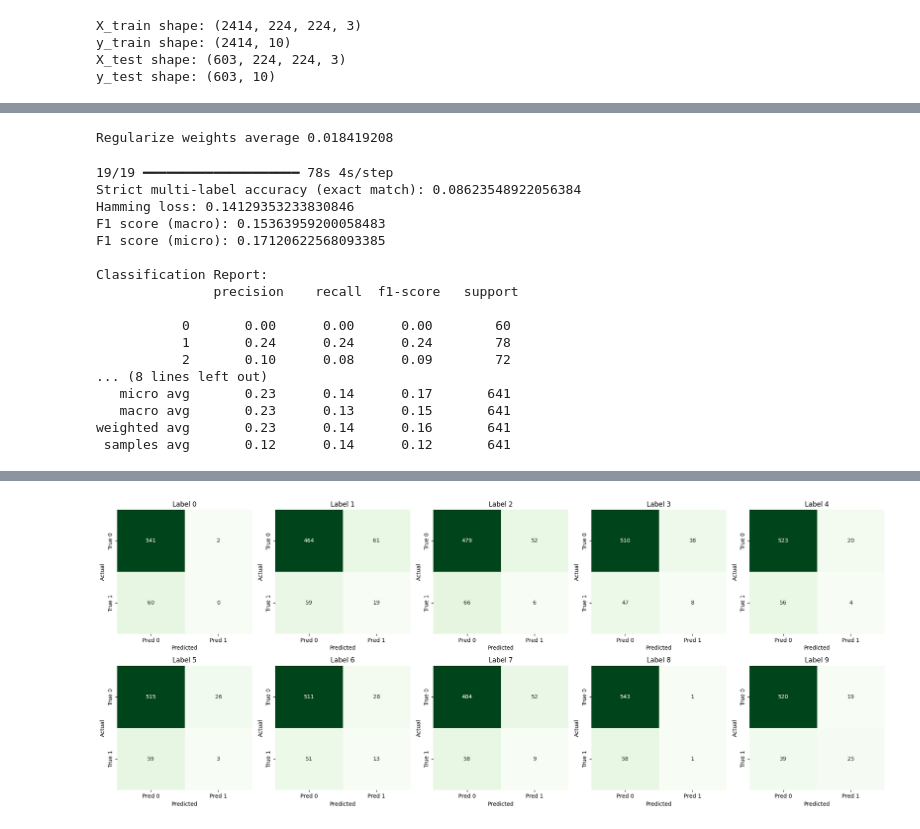
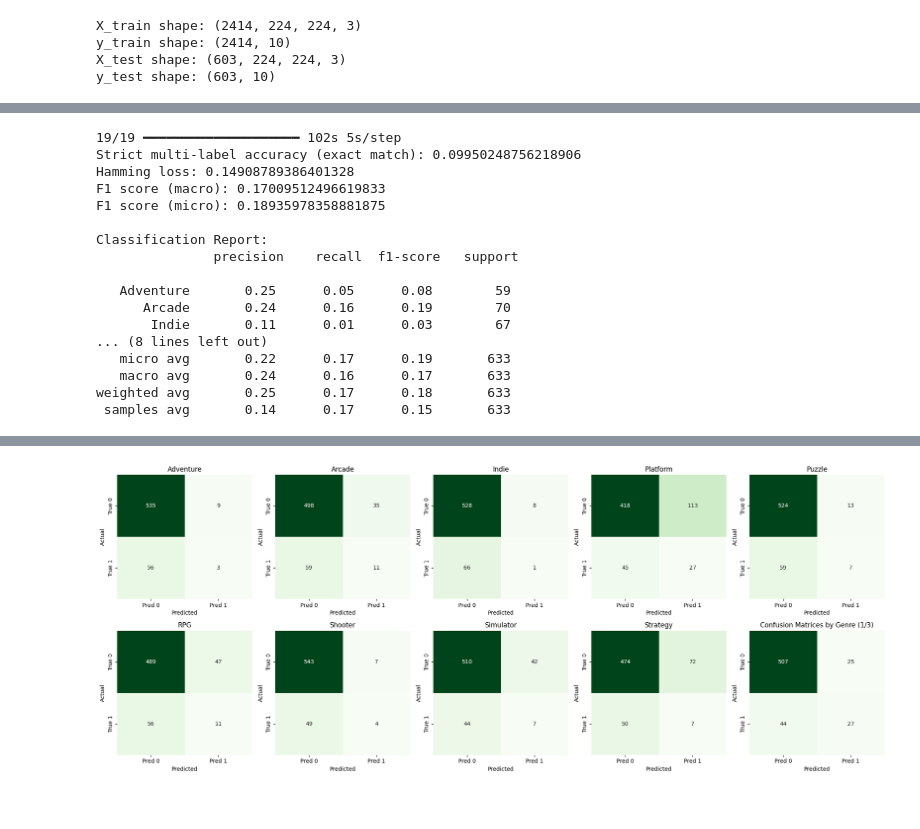
Before and after one commit to lankutse/Game-Genre-Recognition, a Jupyter notebook: game_genre_recognition_network.ipynb, the cells around one changed output, grey strips where cells are left out. Cells and saved outputs as stored; diff of their text form; code cells hidden in the pictures.

```diff
--- a/game_genre_recognition_network.ipynb
+++ b/game_genre_recognition_network.ipynb
@@ -377,9 +374,7 @@ X_test shape: (603, 224, 224, 3)
 y_test shape: (603, 10)
 # %%
 from tensorflow import keras
-from keras.layers import Conv2D, MaxPooling2D, Flatten, Dense, GlobalAveragePooling2D, Dropout
-from keras.layers import Input
-from keras.models import Model
+from keras.layers import Conv2D, MaxPooling2D, Flatten, Dense, GlobalAveragePooling2D, Dropout, Input
 from keras.applications.efficientnet import EfficientNetB2
 from keras.applications.densenet import DenseNet121
 from keras.regularizers import l2
@@ -401,7 +396,15 @@ model = keras.models.Sequential([
 
 #area under the curve - shows how well the model is guessing (if its around 50% - bad. close to 100? good!)
 model.compile(optimizer='adam', loss='binary_crossentropy', metrics=['accuracy', tf.keras.metrics.AUC(name='auc'), tf.keras.metrics.BinaryAccuracy(name='bin_acc')])
-early_stop = tf.keras.callbacks.EarlyStopping(monitor='val_loss', patience=3, restore_best_weights=True)
+early_stop = keras.callbacks.EarlyStopping(monitor='val_loss', patience=3, restore_best_weights=True)
+
+#saving the weights/biases of the network after the best epoch
+checkpoint_filepath = '/tmp/ckpt/checkpoint.weights.h5'
+model_checkpoint = keras.callbacks.ModelCheckpoint( filepath=checkpoint_filepath,
+    save_weights_only=True,
+    monitor='val_accuracy',
+    mode='max',
+    save_best_only=True)
 
 model.summary()
 # %% [output]
@@ -424,8 +427,8 @@ Model: "sequential"
  Trainable params: 171,402 (669.54 KB)
  Non-trainable params: 6,998,592 (26.70 MB)
 # %%
-history = model.fit(X_train, y_train, epochs=15, batch_size=64, validation_split=0.2, callbacks=[early_stop])
-
+history = model.fit(X_train, y_train, epochs=15, batch_size=64, validation_split=0.2, callbacks=[early_stop, model_checkpoint])
+model.save("green1.keras")
 #printing training results
 print("Final training accuracy:", history.history['accuracy'][-1])
 print("Final training loss:", history.history['loss'][-1])
@@ -450,22 +453,12 @@ Final training loss: 0.2604367136955261
-# %%
-total = 0
-total_count = 0
-for r in model.weights:
-    r_array = r.numpy()
-    total += np.sum(np.abs(r_array))
-    total_count += r_array.size
-print("Regularize weights average", total/total_count)
-# %% [output]
-Regularize weights average 0.018419208
 # %%
 import numpy as np
 from sklearn.metrics import accuracy_score, hamming_loss, f1_score, classification_report
 
 #assessing overall model performance
 #setting threshold
-threshold = 0.3
+threshold = 0.2
 
-#predicting probablilities
+#predicting probablilities and binarizing output
 y_pred_probs = model.predict(X_test)
 y_pred = (y_pred_probs >= threshold).astype(int)
 
@@ -480,7 +473,7 @@ f1_macro = f1_score(y_test, y_pred, average='macro')
 f1_micro = f1_score(y_test, y_pred, average='micro')
 
 # Classification report (per-label precision/recall/F1)
-report = classification_report(y_test, y_pred)
+report = classification_report(y_test, y_pred, target_names = genre_names)
 
 # Print results
 print("Strict multi-label accuracy (exact match):", strict_acc)
@@ -490,54 +483,44 @@ print("F1 score (micro):", f1_micro)
 #high precision means few false positives, high recall means few false negatives
 print("\nClassification Report:\n", report)
 # %% [output]
-19/19 ━━━━━━━━━━━━━━━━━━━━ 78s 4s/step
-Strict multi-label accuracy (exact match): 0.08623548922056384
-Hamming loss: 0.14129353233830846
-F1 score (macro): 0.15363959200058483
-F1 score (micro): 0.17120622568093385
+19/19 ━━━━━━━━━━━━━━━━━━━━ 102s 5s/step
+Strict multi-label accuracy (exact match): 0.09950248756218906
+Hamming loss: 0.14908789386401328
+F1 score (macro): 0.17009512496619833
+F1 score (micro): 0.18935978358881875
 
 Classification Report:
                precision    recall  f1-score   support
 
-           0       0.00      0.00      0.00        60
-           1       0.24      0.24      0.24        78
-           2       0.10      0.08      0.09        72
+   Adventure       0.25      0.05      0.08        59
+      Arcade       0.24      0.16      0.19        70
+       Indie       0.11      0.01      0.03        67
 ... (8 lines left out)
-   micro avg       0.23      0.14      0.17       641
-   macro avg       0.23      0.13      0.15       641
-weighted avg       0.23      0.14      0.16       641
- samples avg       0.12      0.14      0.12       641
+   micro avg       0.22      0.17      0.19       633
+   macro avg       0.24      0.16      0.17       633
+weighted avg       0.25      0.17      0.18       633
+ samples avg       0.14      0.17      0.15       633
 # %%
 from sklearn.metrics import multilabel_confusion_matrix
-import numpy as np
-import matplotlib.pyplot as plt
 import seaborn as sns
 
 #Plotting individual confusion matricies for each genre
-
-# Predict and binarize output
-y_pred_probs = model.predict(X_test)
-y_pred = (y_pred_probs >= threshold).astype(int)
-
-# Get confusion matrices
 mlcm = multilabel_confusion_matrix(y_test, y_pred)
 class_labels = [f"Label {i}" for i in range(mlcm.shape[0])]
 
 # Set up 2x5 grid
 fig, axes = plt.subplots(nrows=2, ncols=5, figsize=(20, 8))
-
 for i, cm in enumerate(mlcm):
     row, col = divmod(i, 5)
     ax = axes[row, col]
-
     sns.heatmap(cm, annot=True, fmt='d', cmap='Greens', cbar=False,
                 xticklabels=["Pred 0", "Pred 1"],
                 yticklabels=["True 0", "True 1"],
                 ax=ax)
-
-    ax.set_title(f"{class_labels[i]}")
+    ax.set_title(f"{genre_names[i]}")
     ax.set_xlabel("Predicted")
     ax.set_ylabel("Actual")
+plt.title("Confusion Matrices by Genre (1/3)")
 plt.tight_layout()
 plt.show()
 # %% [output]
@@ -545,3 +527,3 @@ plt.show()
-[figure, old version]
+[figure, new version]
 # %%
 from sklearn.metrics import classification_report, confusion_matrix
```
Also changed, not shown: parts of 27 cells of this notebook.
